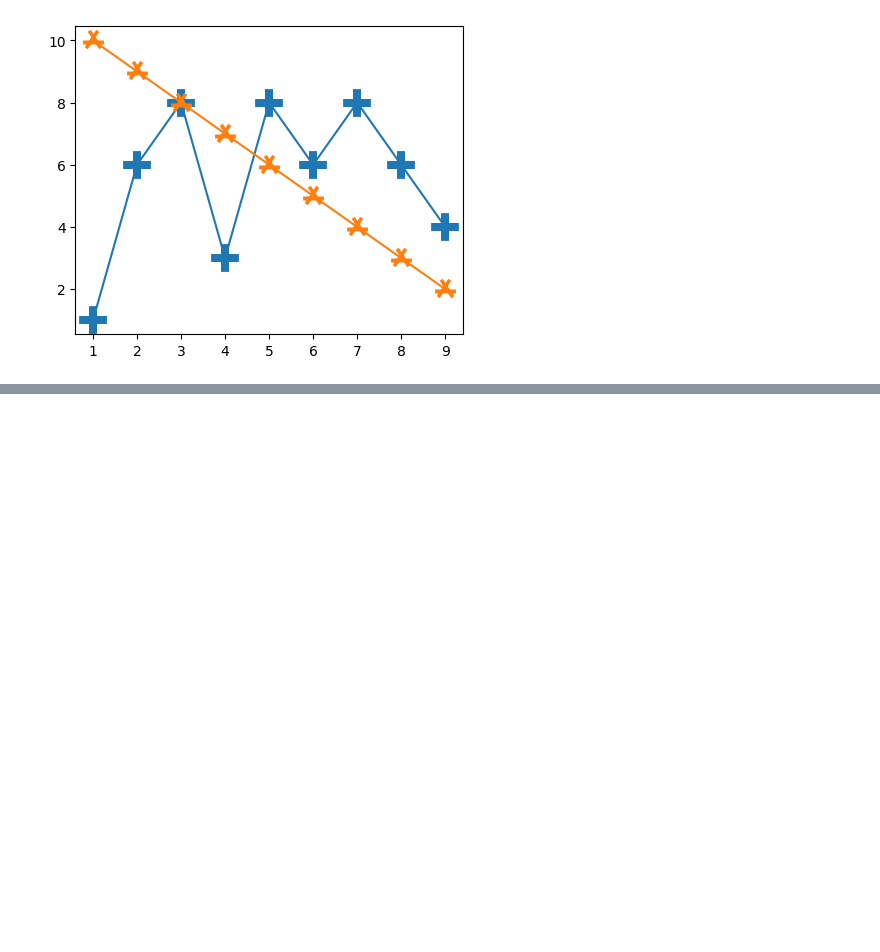
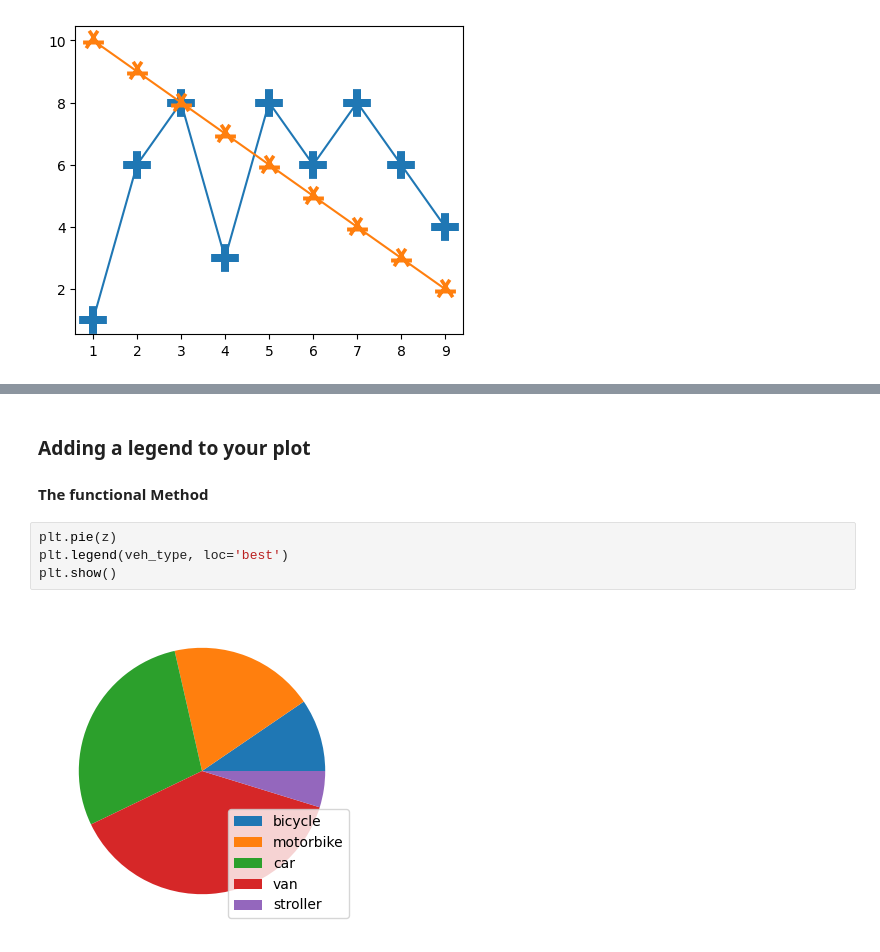
Before and after one commit to alphacodicnerd/practice-repo, a Jupyter notebook: Practice - Pandas, Numpy Intro.ipynb, the cells around one changed output, grey strips where cells are left out. Saved outputs shown, nothing was run; the diff lists cells and outputs as text; blank space fills up the shorter version.

```diff
--- a/Practice - Pandas, Numpy Intro.ipynb
+++ b/Practice - Pandas, Numpy Intro.ipynb
@@ -589,0 +632,9 @@ plt.show()
+# %% [markdown]
+### Adding a legend to your plot
+#### The functional Method
+# %%
+plt.pie(z)
+plt.legend(veh_type, loc='best')
+plt.show()
+# %% [output]
+[figure, added]
```
Also changed, not shown: parts of 12 cells of this notebook.
